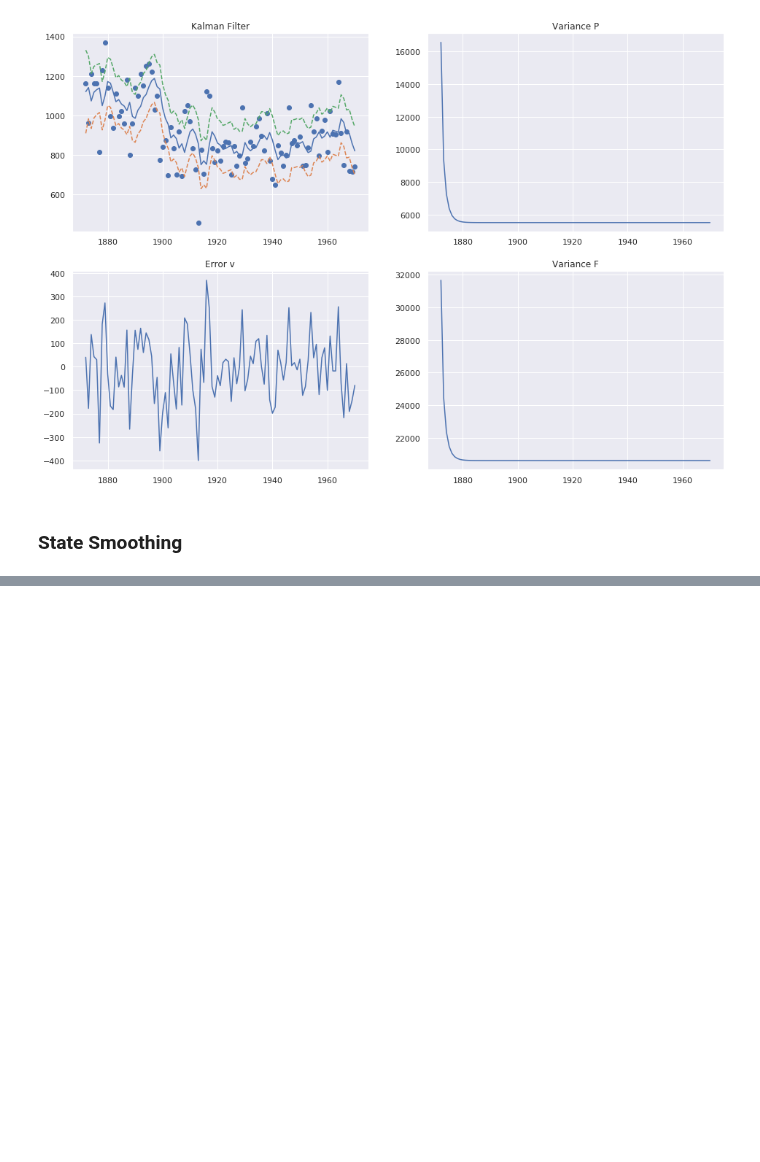
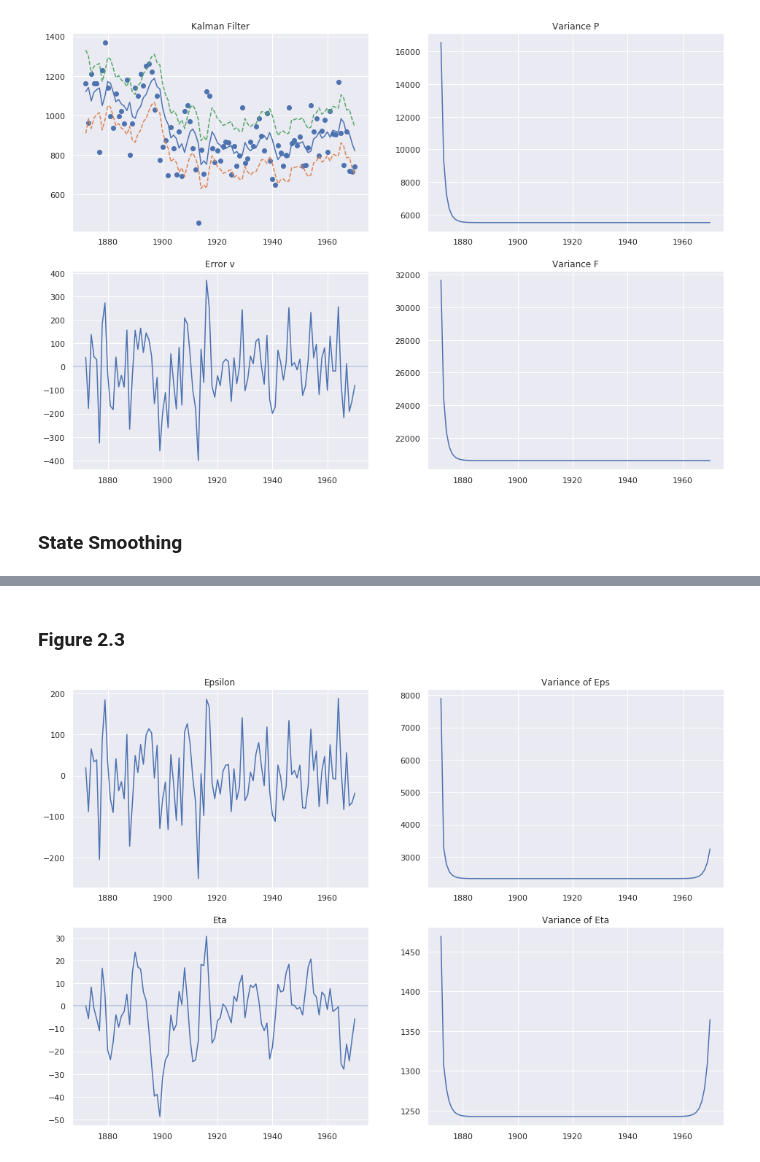
Before and after one commit to NoFishLikeIan/tinbergen, a Jupyter notebook: homework/adv_econometrics_three/local_level.ipynb, the cells around one changed output, grey strips where cells are left out. Saved outputs shown, nothing was run; the diff lists cells and outputs as text; code cells hidden in the pictures; blank space fills up the shorter version.

Commit message:
🌊 added disturbance

```diff
--- a/homework/adv_econometrics_three/local_level.ipynb
+++ b/homework/adv_econometrics_three/local_level.ipynb
@@ -27,12 +27,11 @@ def make_confidence(mean, variance, factor = 1.64):
 
     return confidence_intervals
 # %%
-def plot_quadrant(data, xs, datapoints = None, titles = 4*['']):
+def plot_quadrant(data, xs, datapoints = None, titles = 4*[''], ci = True):
     filtered_state, variance = data[:, 0], data[:, 1]
 
     errors, prediction_variance = data[:, 2], data[:, 3]
 
-    confidence_intervals = make_confidence(filtered_state, variance)
 
     fig, ((ax1, ax2), (ax3, ax4)) = plt.subplots(2, 2)
 
@@ -43,14 +42,17 @@ def plot_quadrant(data, xs, datapoints = None, titles = 4*['']):
 
     ax1.set_title(t1)
     ax1.plot(x_axis, filtered_state)
-    ax1.plot(x_axis, confidence_intervals[:, 0], '--')
-    ax1.plot(x_axis, confidence_intervals[:, 1], '--')
+    if ci:
+        confidence_intervals = make_confidence(filtered_state, variance)
+        ax1.plot(x_axis, confidence_intervals[:, 0], '--')
+        ax1.plot(x_axis, confidence_intervals[:, 1], '--')
 
     ax2.set_title(t2)
     ax2.plot(x_axis, variance)
 
     ax3.set_title(t3)
     ax3.plot(x_axis, errors)
+    ax3.axhline(0, alpha=0.4)
 
     ax4.set_title(t4)
     ax4.plot(x_axis, prediction_variance)
@@ -180,0 +212,27 @@ def KF_smoothing(series, *kf_args, **kf_kwargs):
+# %% [markdown]
+### Figure 2.3
+# %%
+def observation_disturbance(series, *kf_args, **kf_kwargs):
+    filtered, var_eps, var_eta = max_likelihood_KF(series, *kf_args, **kf_kwargs)
+    v, F = filtered[:, 2], filtered[:, 3]
+    a, P = filtered[:, 0], filtered[:, 1]
+
+    r, N = cumulative_smoothings(v, F, var_eps)
+
+    K = P/F
+    eps = var_eps*(v/F - r*K)
+    D = 1/F + np.square(K)*N
+    V_eps = var_eps - np.square(var_eps)*D
+
+    eta = var_eta*r
+    V_eta = var_eta - np.square(var_eta) * N
+
+    return np.column_stack([eps, V_eps, eta, V_eta])
+# %%
+disturbance = observation_disturbance(data, **init, **params)
+# %%
+ts = ["Epsilon", "Variance of Eps", "Eta", "Variance of Eta"]
+plot_quadrant(disturbance, x_axis, ci=False,
+              titles=ts)
+# %% [output]
+[figure, added]
```
Also changed, not shown: parts of 5 cells of this notebook.
